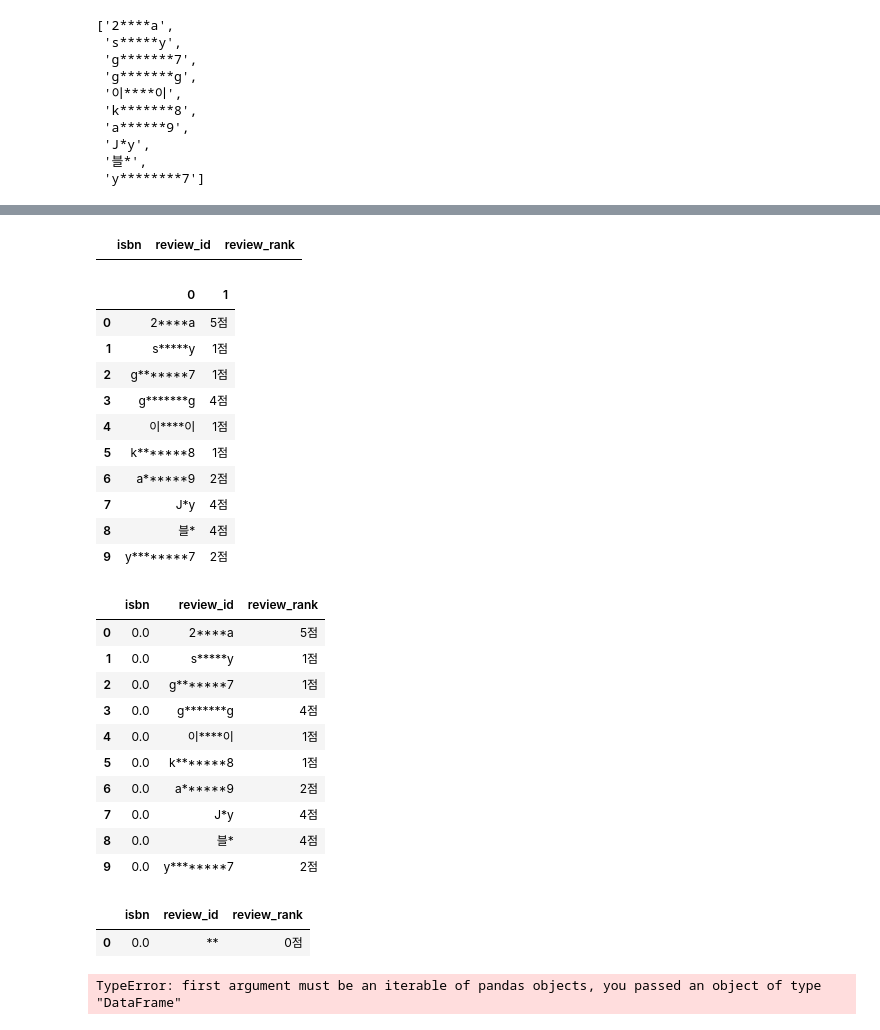
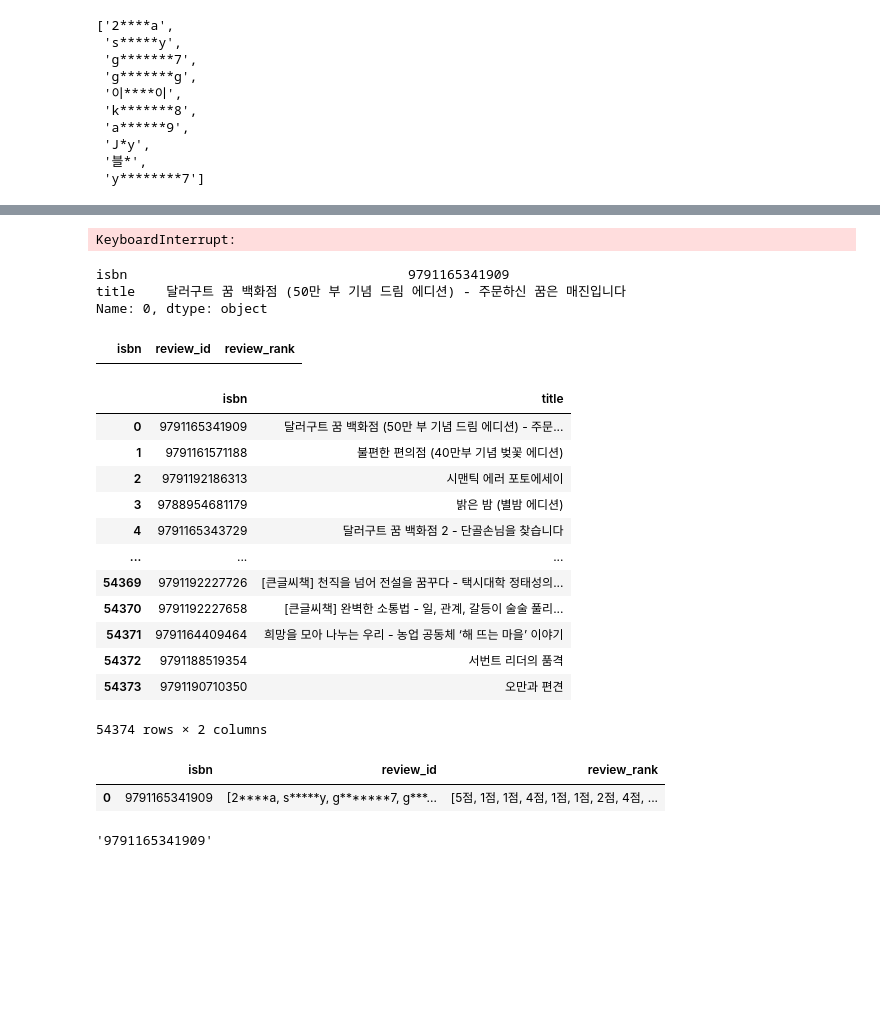
Before and after one commit to Hongbi-Kim/Project_book_recommendation, a Jupyter notebook: user_협업필터링.ipynb, the cells around one changed output, grey strips where cells are left out. Saved outputs shown, nothing was run; the diff lists cells and outputs as text; code cells hidden in the pictures; blank space fills up the shorter version.

```diff
--- a/user_협업필터링.ipynb
+++ b/user_협업필터링.ipynb
@@ -51,5 +51,3 @@ re.tail(2)
 |  | isbn | title | categoryName | salesPoint | adult | rank | genres | mood | interest | rank_mean | ... |
 | 54372 | 9791188519354 | 서번트 리더의 품격 | 자기계발 | 0 | False | 0 | [] | [행복, 도전, 열망] | [리더십, 생각, 성공, 인생] | [] | ... |
 | 54373 | 9791190710350 | 오만과 편견 | 소설 | 0 | False | 0 | [시대, 동화] | [도전, 열정, 행복] | [사랑, 심리, 인간, 인생, 청춘, 관계, 페미니즘, 생각... | [10.0] | ... |
-# %%
-re['rank_mean'] =re['rank_mean'][0]
@@ -62,4 +54,4 @@ IndexError: list index out of range
 # %%
-re_user = re[['title','review_id', 'review_rank']]
+re_user = re[['isbn','title','review_id', 'review_rank']]
 re_user
 # %% [output]
@@ -135,43 +193,44 @@ df1[df1['review_rank'] >= 5]
+# %%
+d3 = pd.DataFrame(columns = ['0', 'review_id','review_rank'])
+for i in range(len(re)):
+    d1 = pd.DataFrame([re_user['review_id'][i],re_user['review_rank'][i]],index = ['review_id','review_rank']).T
+    d2 = pd.merge(left = re[['isbn']].loc[i], right = d1, how='cross')
+    d3 = pd.concat([d3,d2],ignore_index=True)
+# %% [output]
+KeyboardInterrupt:
+# %%
+re[['isbn','title']].loc[0]
+# %% [output]
+isbn                                    9791165341909
+title    달러구트 꿈 백화점 (50만 부 기념 드림 에디션) - 주문하신 꿈은 매진입니다
+Name: 0, dtype: object
 # %%
 df
 # %% [output]
 |  | isbn | review_id | review_rank |
+# %%
+re_user[['isbn','title']]
+# %% [output]
+|  | isbn | title |
+| 0 | 9791165341909 | 달러구트 꿈 백화점 (50만 부 기념 드림 에디션) - 주문... |
+| 1 | 9791161571188 | 불편한 편의점 (40만부 기념 벚꽃 에디션) |
+| 2 | 9791192186313 | 시맨틱 에러 포토에세이 |
+| 3 | 9788954681179 | 밝은 밤 (별밤 에디션) |
+| 4 | 9791165343729 | 달러구트 꿈 백화점 2 - 단골손님을 찾습니다 |
+| ... | ... | ... |
+| 54369 | 9791192227726 | [큰글씨책] 천직을 넘어 전설을 꿈꾸다 - 택시대학 정태성의... |
+| 54370 | 9791192227658 | [큰글씨책] 완벽한 소통법 - 일, 관계, 갈등이 술술 풀리... |
+| 54371 | 9791164409464 | 희망을 모아 나누는 우리 - 농업 공동체 ‘해 뜨는 마을’ 이야기 |
+| 54372 | 9791188519354 | 서번트 리더의 품격 |
+| 54373 | 9791190710350 | 오만과 편견 |
+54374 rows × 2 columns
 # %%
-pd.DataFrame([ re_user['review_id'][0],re_user['review_rank'][0]]).T
+dff = pd.DataFrame([re_user['isbn'][0], re_user['review_id'][0],re_user['review_rank'][0]], index = ['isbn','review_id','review_rank']).T
+dff
 # %% [output]
-|  | 0 | 1 |
-| 0 | 2****a | 5점 |
-| 1 | s*****y | 1점 |
-| 2 | g*******7 | 1점 |
-| 3 | g*******g | 4점 |
-| 4 | 이****이 | 1점 |
-| 5 | k*******8 | 1점 |
-| 6 | a******9 | 2점 |
-| 7 | J*y | 4점 |
-| 8 | 블* | 4점 |
-| 9 | y********7 | 2점 |
+|  | isbn | review_id | review_rank |
+| 0 | 9791165341909 | [2****a, s*****y, g*******7, g***... | [5점, 1점, 1점, 4점, 1점, 1점, 2점, 4점, ... |
-# %%
-dff = pd.DataFrame([np.zeros(len(re_user['review_id'][0])), re_user['review_id'][0],re_user['review_rank'][0]], index = ['isbn','review_id','review_rank']).T
-dff
-# %% [output]
-|  | isbn | review_id | review_rank |
-| 0 | 0.0 | 2****a | 5점 |
-| 1 | 0.0 | s*****y | 1점 |
-| 2 | 0.0 | g*******7 | 1점 |
-| 3 | 0.0 | g*******g | 4점 |
-| 4 | 0.0 | 이****이 | 1점 |
-| 5 | 0.0 | k*******8 | 1점 |
-| 6 | 0.0 | a******9 | 2점 |
-| 7 | 0.0 | J*y | 4점 |
-| 8 | 0.0 | 블* | 4점 |
-| 9 | 0.0 | y********7 | 2점 |
-# %%
-df = pd.DataFrame([0.0, '**', '0점'], index = ['isbn','review_id','review_rank']).T
-df
-# %% [output]
-|  | isbn | review_id | review_rank |
-| 0 | 0.0 | ** | 0점 |
-# %%
-pd.merge(df, dff)
-# %% [output]
-TypeError: first argument must be an iterable of pandas objects, you passed an object of type "DataFrame"
+# %%
+re_user['isbn'][0]
+# %% [output]
+'9791165341909'
```
Also changed, not shown: parts of 11 cells of this notebook, 3 other files.
